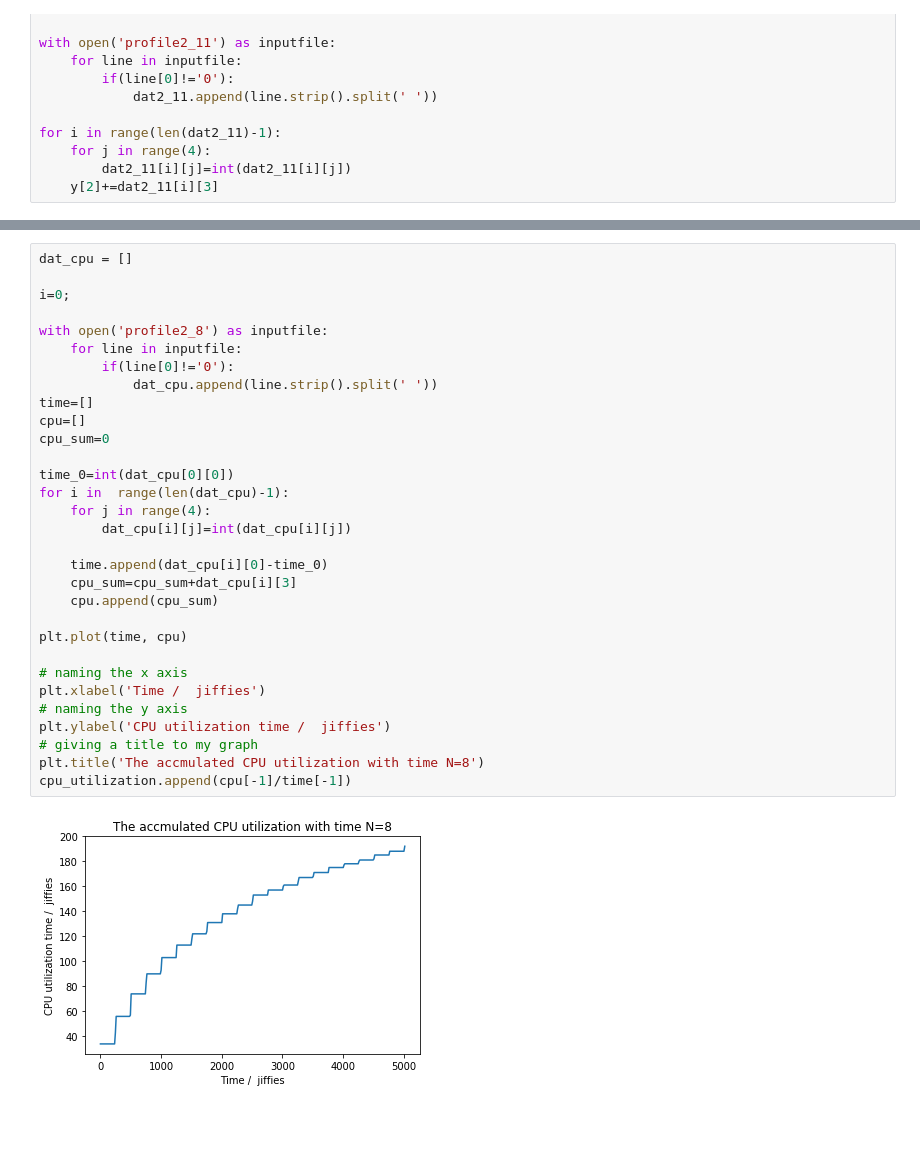
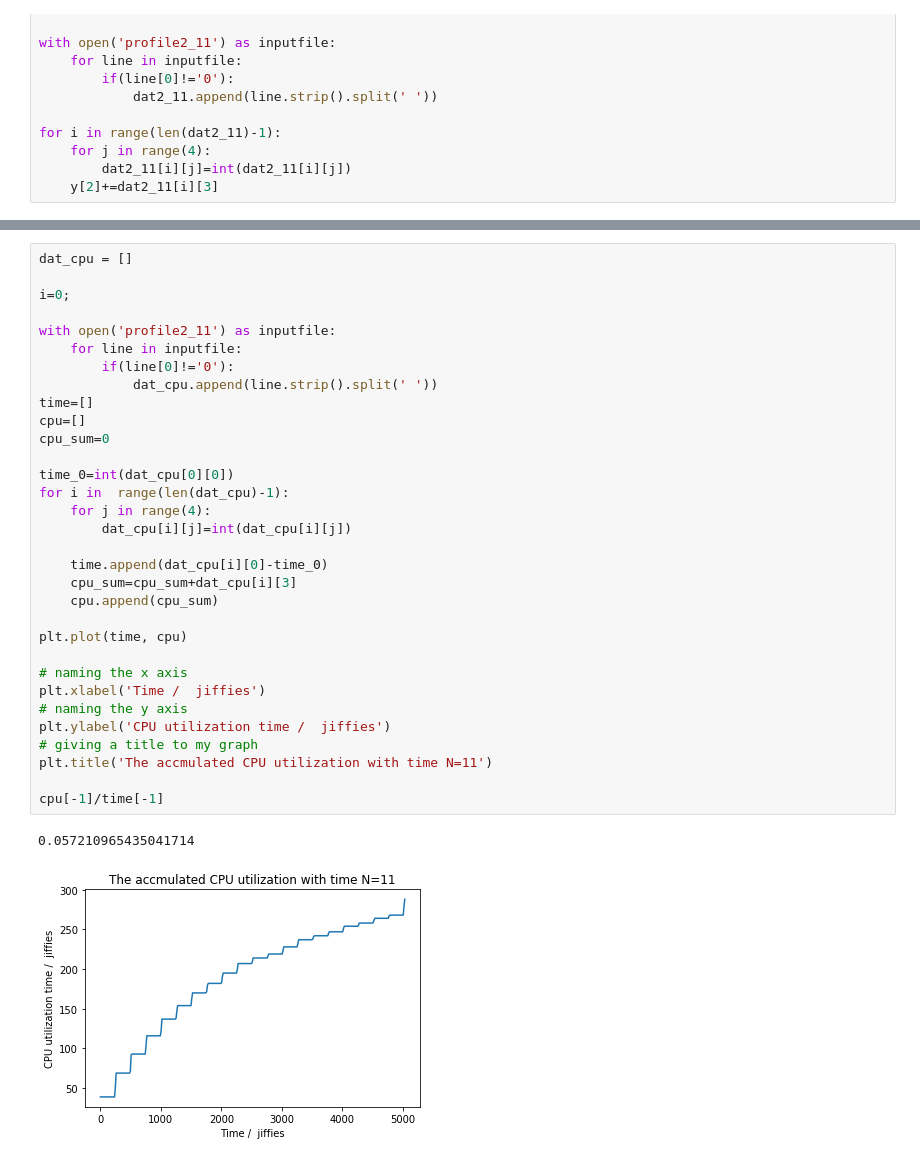
Before and after one commit to Tobiaswei/CS423, a Jupyter notebook: MP3/plot.ipynb, the cells around one changed output, grey strips where cells are left out. Drawn from its saved outputs; the diff is of its cells as text; blank space fills up the shorter version.

```diff
--- a/MP3/plot.ipynb
+++ b/MP3/plot.ipynb
@@ -181,33 +181,35 @@ cpu_utilization.append(cpu[-1]/time[-1])
 # %%
 dat_cpu = []
 
 i=0;
 
-with open('profile2_8') as inputfile:
+with open('profile2_11') as inputfile:
     for line in inputfile:
         if(line[0]!='0'):
             dat_cpu.append(line.strip().split(' '))
 time=[]
 cpu=[]
 cpu_sum=0
 
 time_0=int(dat_cpu[0][0])
 for i in  range(len(dat_cpu)-1):
     for j in range(4):
         dat_cpu[i][j]=int(dat_cpu[i][j])
 
     time.append(dat_cpu[i][0]-time_0)
     cpu_sum=cpu_sum+dat_cpu[i][3]
     cpu.append(cpu_sum)
 
 plt.plot(time, cpu)
 
 # naming the x axis
 plt.xlabel('Time /  jiffies')
 # naming the y axis
 plt.ylabel('CPU utilization time /  jiffies')
 # giving a title to my graph
-plt.title('The accmulated CPU utilization with time N=8')
-cpu_utilization.append(cpu[-1]/time[-1])
+plt.title('The accmulated CPU utilization with time N=11')
+
+cpu[-1]/time[-1]
 # %% [output]
+0.057210965435041714
-[figure, old version]
+[figure, new version]
```
Also changed, not shown: parts of 22 cells of this notebook, 1 other file.
